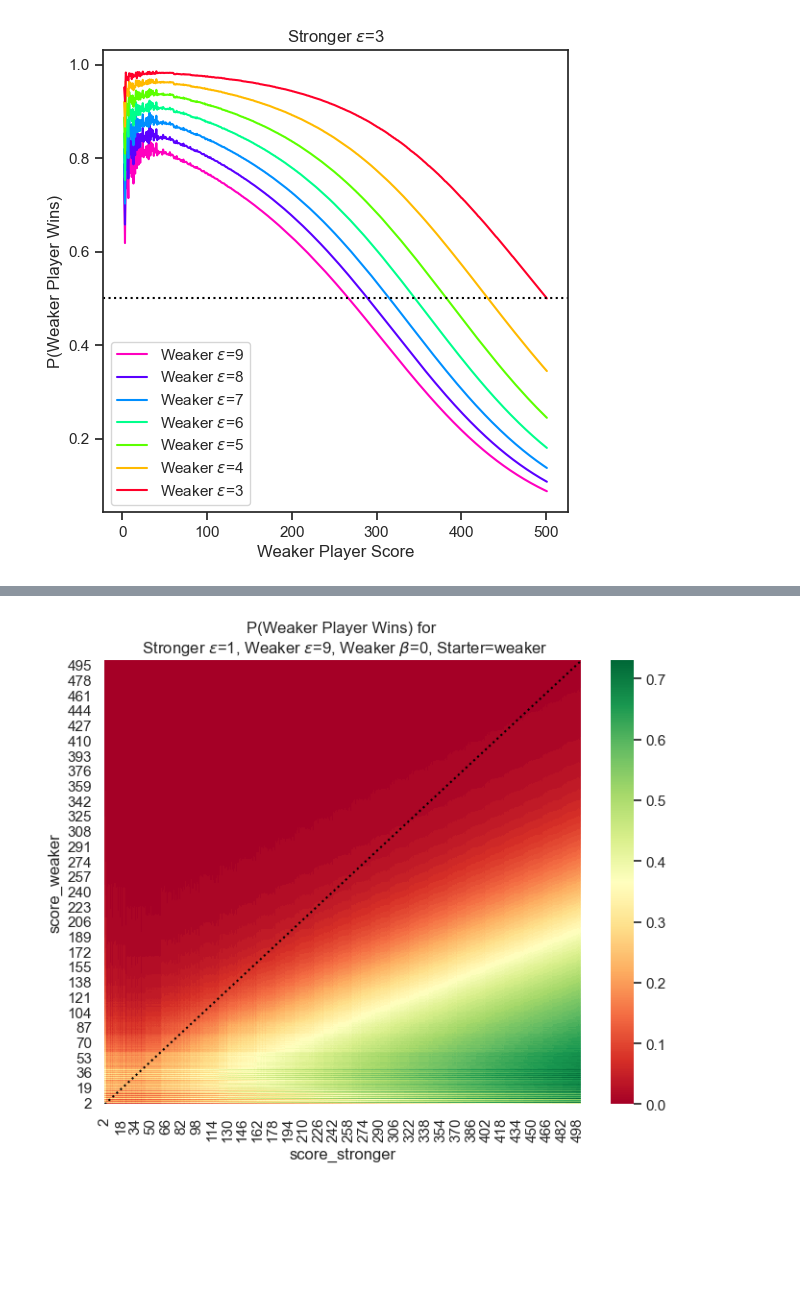
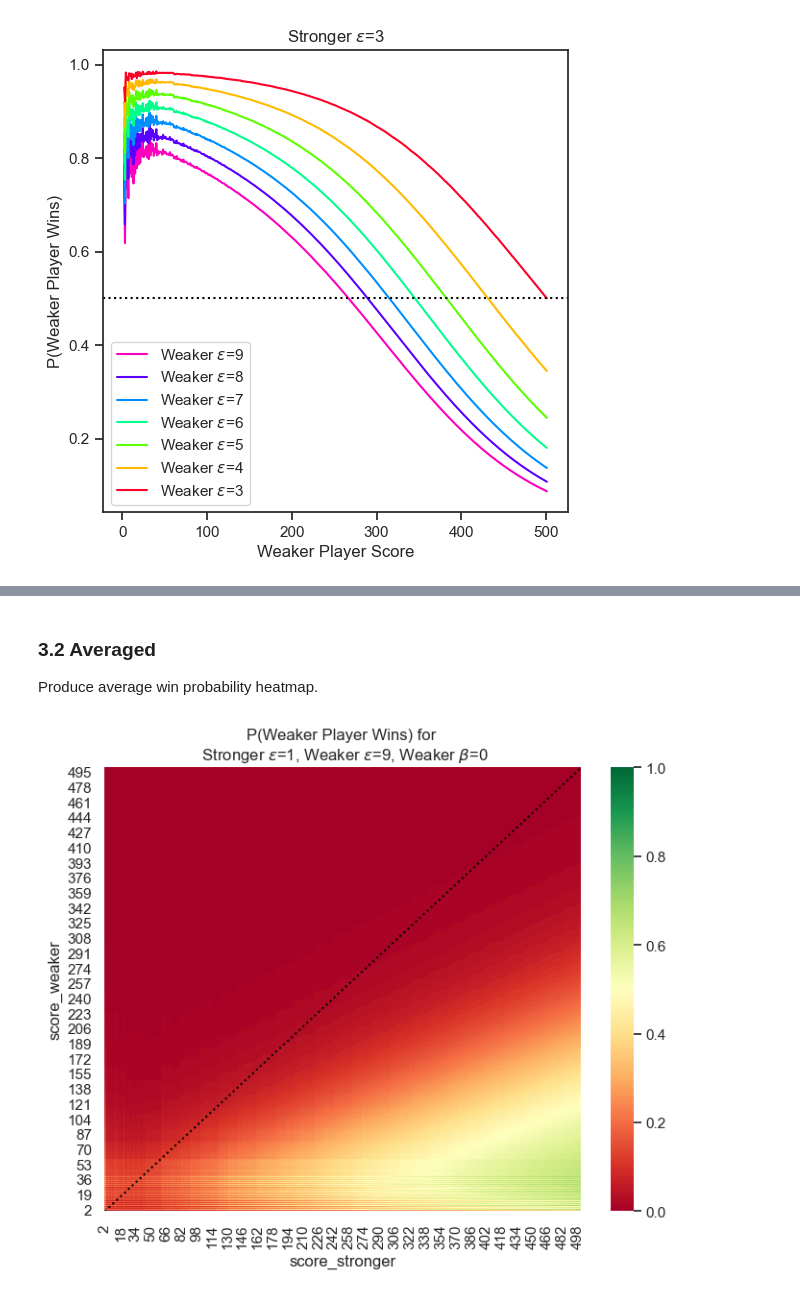
Before and after one commit to rachael-walker/darts-thesis, a Jupyter notebook: analysis/3_analysis_twoplayer_ns_turn/3_1_eda_ns_win_probabilities.ipynb, the cells around one changed output, grey strips where cells are left out. Saved outputs shown, nothing was run; the diff lists cells and outputs as text; code cells hidden in the pictures; blank space fills up the shorter version.

```diff
--- a/analysis/3_analysis_twoplayer_ns_turn/3_1_eda_ns_win_probabilities.ipynb
+++ b/analysis/3_analysis_twoplayer_ns_turn/3_1_eda_ns_win_probabilities.ipynb
@@ -653,20 +627,35 @@ img = ax.plot([0, 1], [0, 1], transform=ax.transAxes,color='black',linestyle='do
+# %% [markdown]
+### 3.2 Averaged
+
+Produce average win probability heatmap.
 # %%
+############### PARAMETERS ####################
+
+# epsilon values for stronger and weaker players
 es = 1
 ew = 9
+
+# credits posessed by weaker player
 cw = 0
-starter = 'weaker' # 'weaker' or 'stronger'
 
-df_heatmap = df.loc[(df.epsilon_stronger==es) & (df.epsilon_weaker==ew) & (df.credits_weaker==cw) & (df.current_turn==starter)]
+####################
 
+fig = sns.set(rc={'figure.figsize':(8,6)})
+
+# Get average win probability across starters
+df_heatmap = df.loc[(df.epsilon_stronger==es) & (df.epsilon_weaker==ew) & (df.credits_weaker==cw)]
+df_heatmap = df_heatmap.groupby(['score_weaker','score_stronger']).mean()
+df_heatmap = df_heatmap.reset_index()
 df_heatmap = df_heatmap.pivot(index='score_weaker',columns='score_stronger',values='win_probability_weaker')
 df_heatmap = df_heatmap.round(2)
 
+# Plot
 fig, ax = plt.subplots(1, 1)
 
-title = f'P(Weaker Player Wins) for \n Stronger $\epsilon$={es}, Weaker $\epsilon$={ew}, Weaker $\\beta$={cw}, Starter={starter}'
+title = f'P(Weaker Player Wins) for \n Stronger $\epsilon$={es}, Weaker $\epsilon$={ew}, Weaker $\\beta$={cw}'
 img = plt.title(title)
-img = sns.heatmap(df_heatmap,cmap='RdYlGn')
+img = sns.heatmap(df_heatmap,cmap='RdYlGn',vmin=0,vmax=1)
 img = ax.invert_yaxis()
 img = ax.plot([0, 1], [0, 1], transform=ax.transAxes,color='black',linestyle='dotted')
 # %% [output]
-[figure, old version]
+[figure, new version]
```
Also changed, not shown: parts of 25 cells of this notebook, 7 other files.
